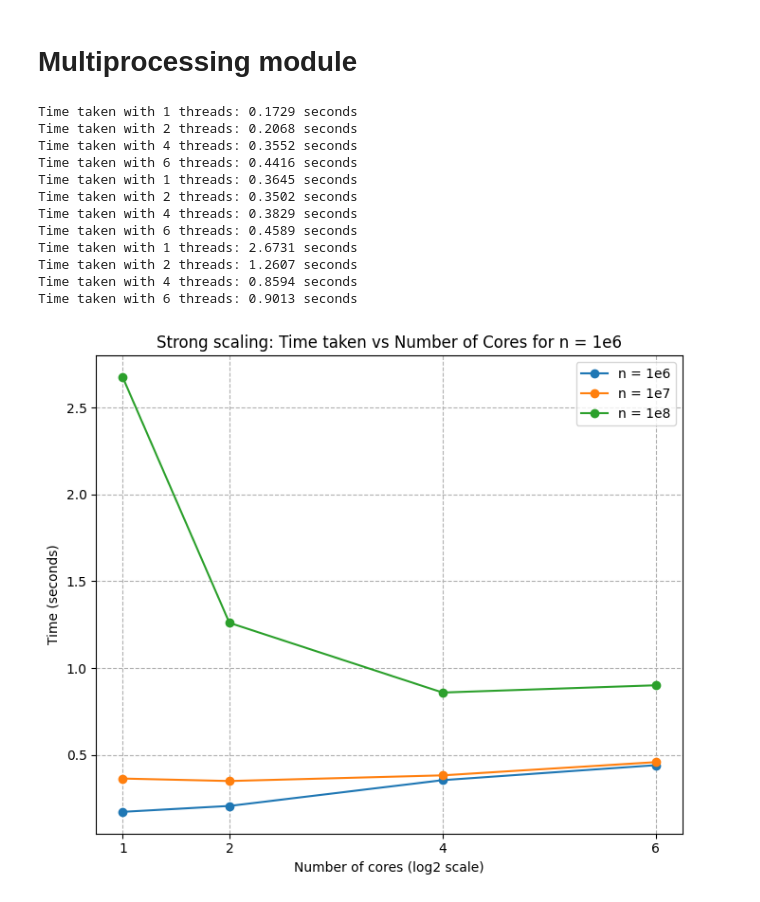
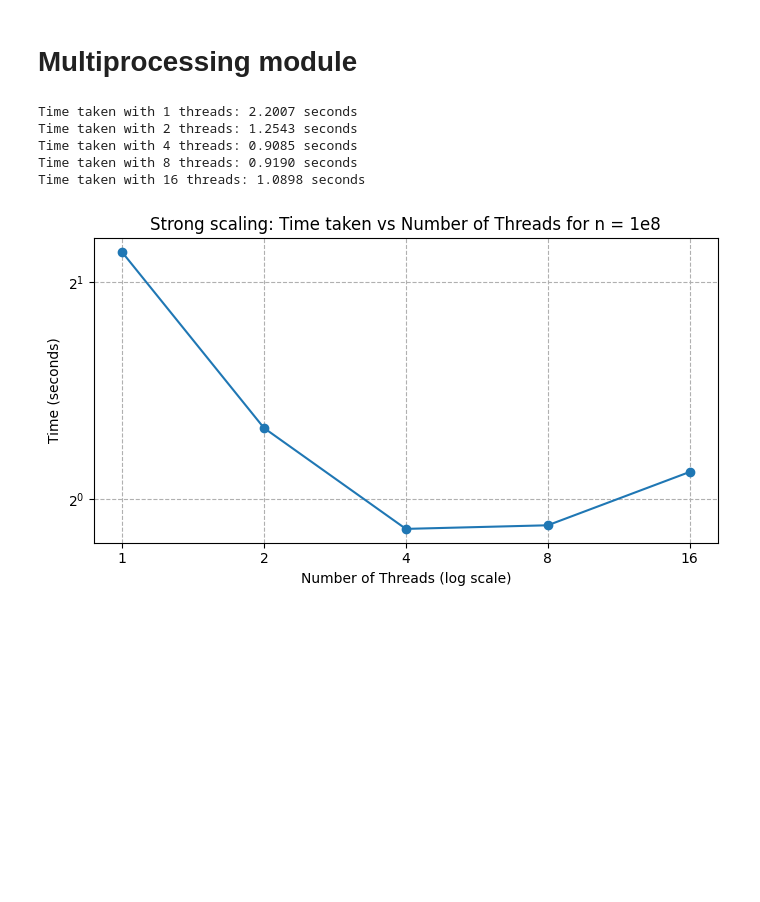
Before and after one commit to desaiamogh31/utd-hpc-course-repo, a Jupyter notebook: hw4/src/lorentz.ipynb, the cells around one changed output. Saved outputs shown, nothing was run; the diff lists cells and outputs as text; code cells hidden in the pictures; blank space fills up the shorter version.

```diff
--- a/hw4/src/lorentz.ipynb
+++ b/hw4/src/lorentz.ipynb
@@ -91,48 +90,40 @@ Time taken with 16 threads: 183.2114 seconds
 # %%
 import mp_lorentz
 
 import matplotlib.pyplot as plt
 
 #Strong Scaling
-n=[1e6, 1e7, 1e8]
-repeats = 5
-thread_counts = [1, 2, 3, 4, 6]
-times = np.zeros((len(n), len(thread_counts)))
-for i, n_val in enumerate(n):
-    n_val = int(n_val)
-    local_counts = mp_lorentz.run_multiproc(n_val, n_cores=1)  # Run once to warm up
-    for j, n_threads in enumerate(thread_counts):
-        avg_time = timeit.timeit(lambda: mp_lorentz.run_multiproc(n_val, n_cores= n_threads), number =repeats )/repeats
-        times[i, j] = avg_time
-        print(f"Time taken with {n_threads} threads: {avg_time:.4f} seconds")
+n=1e8
+times=[]
+thread_counts = [1, 2, 4, 8, 16]
+for n_threads in thread_counts:
+    start_time = time.perf_counter()
+    local_counts = mp_lorentz.run_multiproc(n, n_cores=n_threads)
+    end_time = time.perf_counter()
+    thread_time =  end_time - start_time
+    times.append(thread_time)
+    print(f"Time taken with {n_threads} threads: {end_time - start_time:.4f} seconds")
 
 
 #plot_histogram(local_counts)
 
-plt.figure(figsize=(7, 6))
-for i, n_val in enumerate(n):
-    plt.plot(thread_counts, times[i,:], marker='o', label=f'n = 1e{int(np.log10(n_val))}')
-plt.xlabel('Number of cores (log2 scale)')
+plt.figure(figsize=(7, 4))
+plt.plot(thread_counts, times, marker='o')
+plt.xscale('log', base=2)
+plt.yscale('log', base=2)
+plt.xlabel('Number of Threads (log scale)')
 plt.ylabel('Time (seconds)')
-plt.title(f'Strong scaling: Time taken vs Number of Cores for n = 1e{int(np.log10(n[0]))}')
+plt.title(f'Strong scaling: Time taken vs Number of Threads for n = 1e{int(np.log10(n))}')
 plt.grid(True, which="both", ls="--")
 plt.xticks(thread_counts, thread_counts)
-plt.legend()
 plt.tight_layout()
 plt.show()
 # %% [output]
-Time taken with 1 threads: 0.1729 seconds
-Time taken with 2 threads: 0.2068 seconds
-Time taken with 4 threads: 0.3552 seconds
-Time taken with 6 threads: 0.4416 seconds
-Time taken with 1 threads: 0.3645 seconds
-Time taken with 2 threads: 0.3502 seconds
-Time taken with 4 threads: 0.3829 seconds
-Time taken with 6 threads: 0.4589 seconds
-Time taken with 1 threads: 2.6731 seconds
-Time taken with 2 threads: 1.2607 seconds
-Time taken with 4 threads: 0.8594 seconds
-Time taken with 6 threads: 0.9013 seconds
+Time taken with 1 threads: 2.2007 seconds
+Time taken with 2 threads: 1.2543 seconds
+Time taken with 4 threads: 0.9085 seconds
+Time taken with 8 threads: 0.9190 seconds
+Time taken with 16 threads: 1.0898 seconds
-[figure, old version]
+[figure, new version]
 # %%
 #Weak Scaling
```
Also changed, not shown: parts of 19 cells of this notebook, 20 other files.
